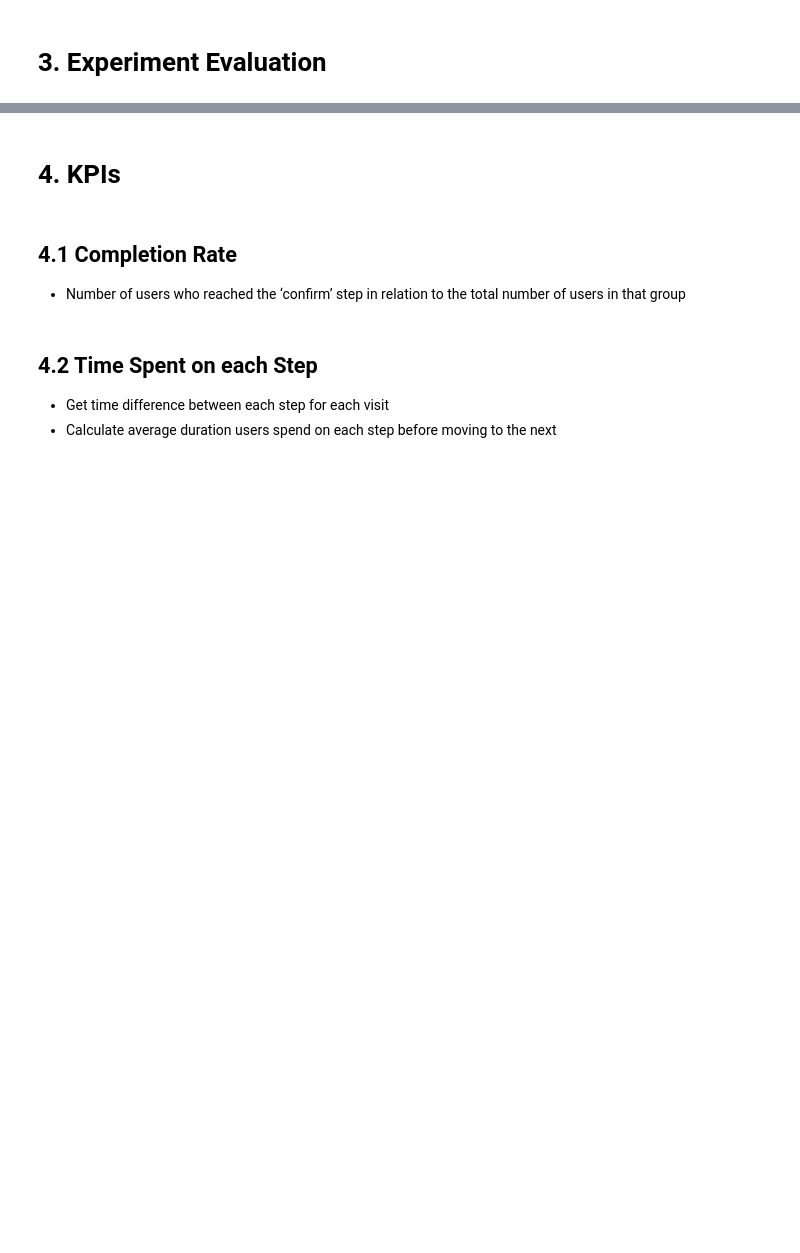
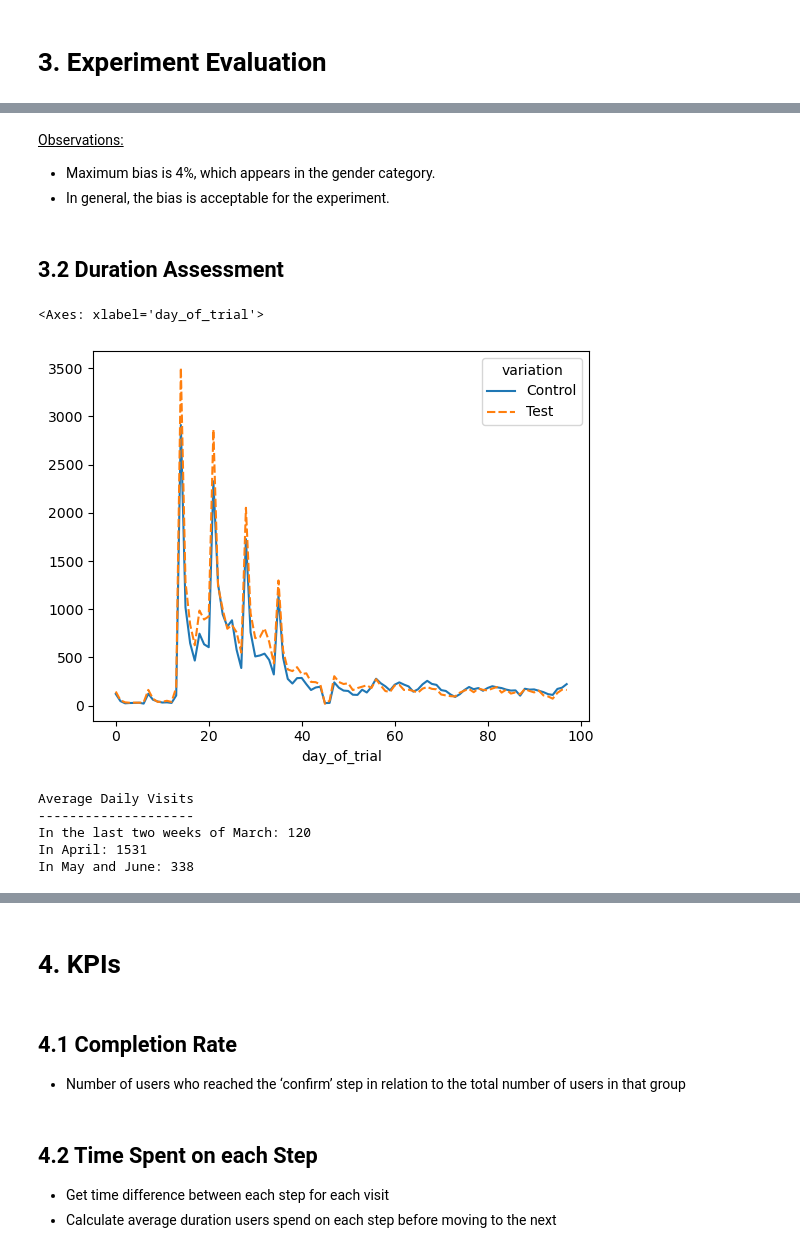
Before and after one commit to RosaEvasari/Vanguard_Project, a Jupyter notebook: notebooks/notebook.ipynb, the cells around one changed output, grey strips where cells are left out. Drawn from its saved outputs; the diff is of its cells as text; code cells hidden in the pictures; blank space fills up the shorter version.

```diff
--- a/notebooks/notebook.ipynb
+++ b/notebooks/notebook.ipynb
@@ -240,0 +231,21 @@ g.map(sns.histplot, "age")
+# %% [markdown]
+<ins>Observations:</ins>
+* Maximum bias is 4%, which appears in the gender category.
+* In general, the bias is acceptable for the experiment.
+# %% [markdown]
+## 3.2 Duration Assessment
+# %%
+# check number of visits per day for both groups
+visits_daily = df.pivot_table(index="day_of_trial", values="visit_id", columns="variation", aggfunc="nunique")
+sns.lineplot(visits_daily)
+# %% [output]
+<Axes: xlabel='day_of_trial'>
+[figure, added]
+# %%
+calculate_avg_daily_visits_per_time_period(visits_daily)
+# %% [output]
+Average Daily Visits
+--------------------
+In the last two weeks of March: 120
+In April: 1531
+In May and June: 338
```
Also changed, not shown: parts of 29 cells of this notebook, 4 other files.
